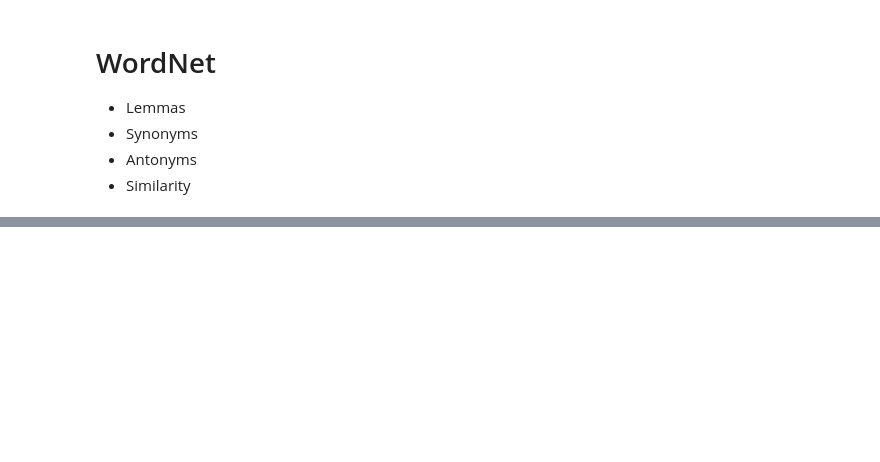
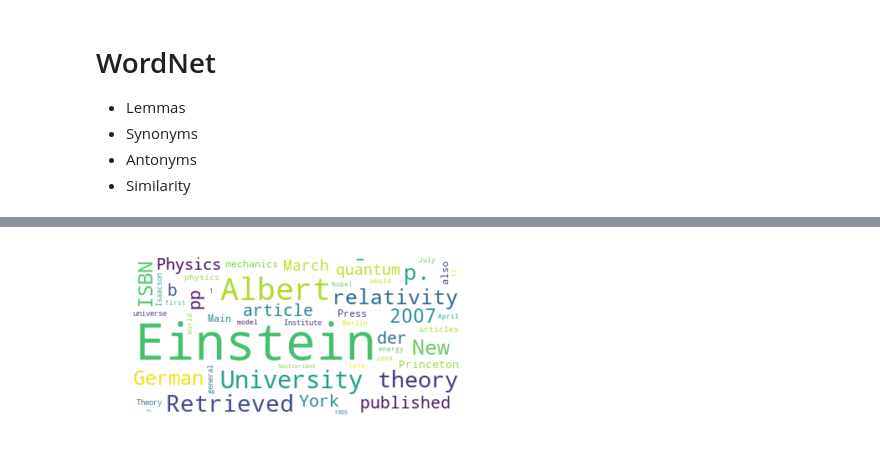
Before and after one commit to sptennak/TextAnalytics, a Jupyter notebook: NLTKExamples/Natural Language Processing with Python and NLTK.ipynb, the cells around one changed output, grey strips where cells are left out. Drawn from its saved outputs; the diff is of its cells as text; code cells hidden in the pictures; blank space fills up the shorter version.

```diff
--- a/NLTKExamples/Natural Language Processing with Python and NLTK.ipynb
+++ b/NLTKExamples/Natural Language Processing with Python and NLTK.ipynb
@@ -136,0 +214,15 @@ NamedEntity.draw()
+# %%
+StopWords = set(nltk.corpus.stopwords.words('english'))
+Punctuations = list(string.punctuation)
+ExcludeWordList = list(StopWords) + punctuations + ['``', "''", '’', "'s"]
+# %%
+Words = nltk.word_tokenize(Text)
+
+WordsFiltered = []
+for w in Words:
+    if w.lower() not in ExcludeWordList:
+        WordsFiltered.append(w)
+# %%
+WordCounter = Counter(WordsFiltered)
+WordFrequency = pd.DataFrame(data = WordCounter.most_common(50), columns = ['Word', 'Frequency'])
+WordFrequency
@@ -136,0 +247,9 @@ NamedEntity.draw()
+# %%
+WordFrequencyDict = dict(zip(WordFrequency['Word'].values, WordFrequency['Frequency'].values))
+wc = WordCloud(max_words=100, margin=10, background_color="white").generate_from_frequencies(WordFrequencyDict)
+# %%
+plt.imshow(wc, interpolation='bilinear')
+plt.axis("off")
+plt.show()
+# %% [output]
+[figure, added]
```
Also changed, not shown: parts of 14 cells of this notebook.
